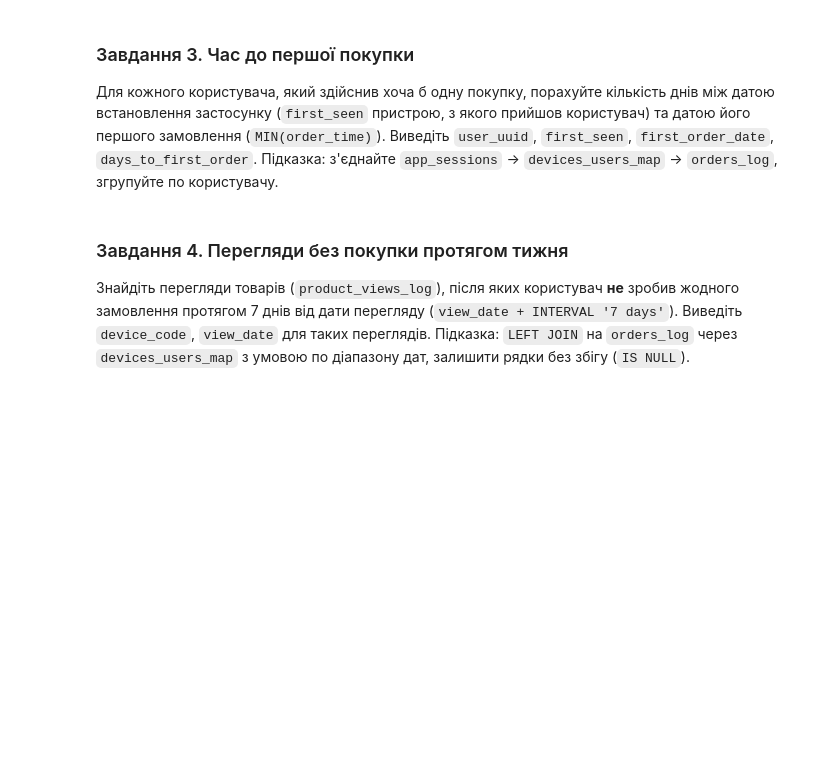
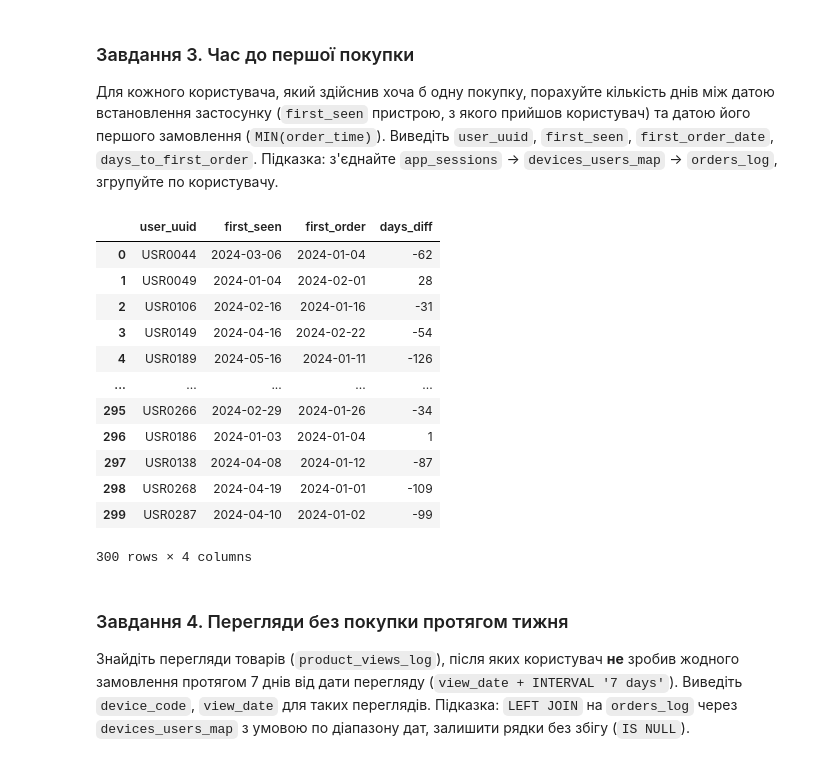
Before and after one commit to cpython-projects/python_da_17_03_26, a Jupyter notebook: lesson_25.ipynb, the cells around one changed output. Drawn from its saved outputs; the diff is of its cells as text; code cells hidden in the pictures; blank space fills up the shorter version.

```diff
--- a/lesson_25.ipynb
+++ b/lesson_25.ipynb
@@ -284,6 +284,35 @@ df
 ### Завдання 3. Час до першої покупки
 Для кожного користувача, який здійснив хоча б одну покупку, порахуйте кількість днів між датою встановлення застосунку (`first_seen` пристрою, з якого прийшов користувач) та датою його першого замовлення (`MIN(order_time)`). Виведіть `user_uuid`, `first_seen`, `first_order_date`, `days_to_first_order`.
 Підказка: з'єднайте `app_sessions` → `devices_users_map` → `orders_log`, згрупуйте по користувачу.
+# %%
+query = """
+SELECT dum.user_uuid,
+       aps.first_seen,
+       MIN(ol.order_time) AS first_order,
+       MIN(ol.order_time) - aps.first_seen AS days_diff
+FROM app_sessions aps
+JOIN devices_users_map dum ON aps.device_code = dum.device_code
+JOIN orders_log ol ON dum.user_uuid = ol.user_uuid
+GROUP BY dum.user_uuid, aps.first_seen
+"""
+
+
+df = pd.read_sql(query, engine)
+df
+# %% [output]
+|  | user_uuid | first_seen | first_order | days_diff |
+| 0 | USR0044 | 2024-03-06 | 2024-01-04 | -62 |
+| 1 | USR0049 | 2024-01-04 | 2024-02-01 | 28 |
+| 2 | USR0106 | 2024-02-16 | 2024-01-16 | -31 |
+| 3 | USR0149 | 2024-04-16 | 2024-02-22 | -54 |
+| 4 | USR0189 | 2024-05-16 | 2024-01-11 | -126 |
+| ... | ... | ... | ... | ... |
+| 295 | USR0266 | 2024-02-29 | 2024-01-26 | -34 |
+| 296 | USR0186 | 2024-01-03 | 2024-01-04 | 1 |
+| 297 | USR0138 | 2024-04-08 | 2024-01-12 | -87 |
+| 298 | USR0268 | 2024-04-19 | 2024-01-01 | -109 |
+| 299 | USR0287 | 2024-04-10 | 2024-01-02 | -99 |
+300 rows × 4 columns
 # %% [markdown]
 ### Завдання 4. Перегляди без покупки протягом тижня
 Знайдіть перегляди товарів (`product_views_log`), після яких користувач **не** зробив жодного замовлення протягом 7 днів від дати перегляду (`view_date + INTERVAL '7 days'`). Виведіть `device_code`, `view_date` для таких переглядів.
```
Also changed, not shown: parts of 1 cell of this notebook.
